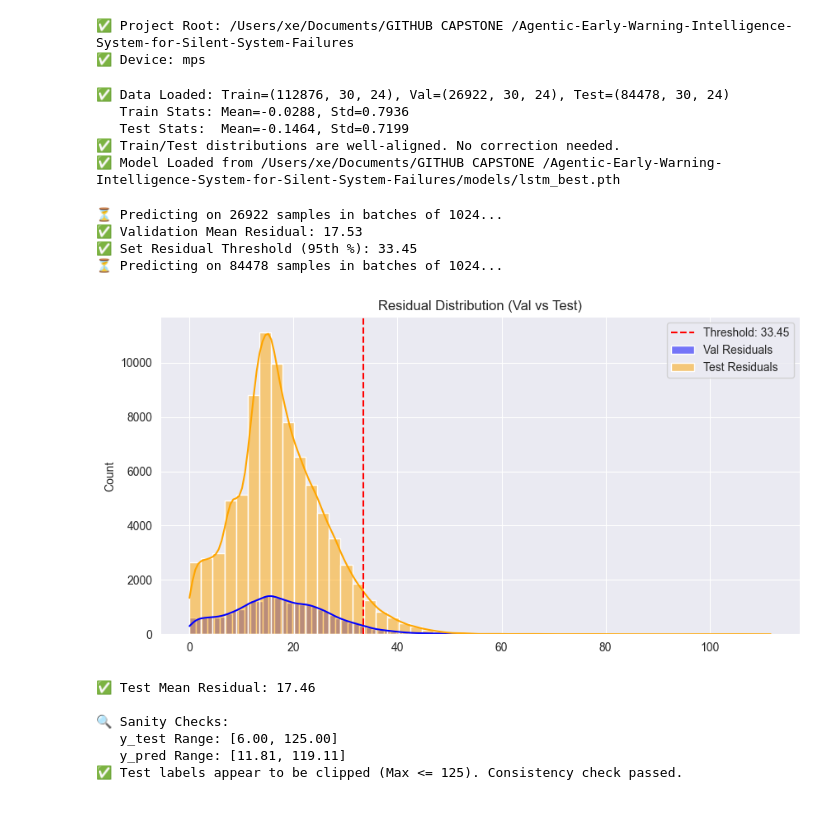
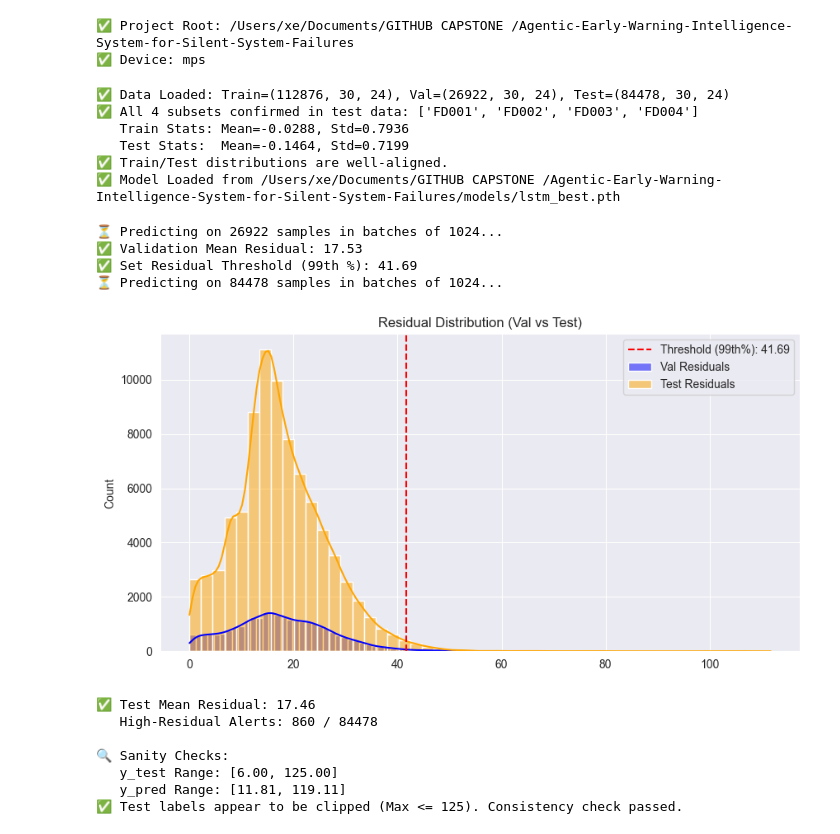
Before and after one commit to singh7985/Agentic-Early-Warning-Intelligence-System-for-Silent-System-Failures, a Jupyter notebook: notebooks/04_anomaly_detection.ipynb, the cells around one changed output. Saved outputs shown, nothing was run; the diff lists cells and outputs as text; code cells hidden in the pictures.

```diff
--- a/notebooks/04_anomaly_detection.ipynb
+++ b/notebooks/04_anomaly_detection.ipynb
@@ -96,8 +96,6 @@ def load_data():
     print(f"✅ Data Loaded: Train={X_train.shape}, Val={X_val.shape}, Test={X_test.shape}")
 
     # --- ALL-SUBSET VERIFICATION ---
-    # Check that the data contains ALL 4 C-MAPSS subsets (not just FD001).
-    # NB03 saves test_engine_uid.npy with composite IDs like "FD001_1", "FD002_5" etc.
     uid_path = DATA_DIR / "test_engine_uid.npy"
     if uid_path.exists():
         _uids = np.load(uid_path, allow_pickle=True)
@@ -113,7 +111,9 @@ def load_data():
         print("⚠️ test_engine_uid.npy not found — cannot verify subset coverage.")
         print("   → Re-run NB03 to generate metadata.")
 
-    # --- DISTRIBUTION SHIFT DIAGNOSTICS ---
+    # --- DISTRIBUTION SHIFT DIAGNOSTICS (read-only, no correction) ---
+    # Any distribution issues must be fixed upstream in NB02/NB03 preprocessing.
+    # Correcting test data here would mask real degradation signals and bias anomaly detection.
     train_mean = np.mean(X_train)
     test_mean = np.mean(X_test)
     train_std = np.std(X_train)
@@ -122,31 +122,14 @@ def load_data():
     print(f"   Train Stats: Mean={train_mean:.4f}, Std={train_std:.4f}")
     print(f"   Test Stats:  Mean={test_mean:.4f}, Std={test_std:.4f}")
 
-    # Only intervene for truly catastrophic shifts (e.g., scaling bug producing -100 values)
-    CATASTROPHIC_SHIFT = 5.0
-
-    if abs(test_mean - train_mean) > CATASTROPHIC_SHIFT:
-        print(f"⚠️ CATASTROPHIC distribution shift detected (mean diff = {abs(test_mean - train_mean):.2f})")
-        print("   -> Applying conservative outlier clipping only (NO per-feature re-calibration)")
-
-        lower_bound = np.percentile(X_train, 0.1)
-        upper_bound = np.percentile(X_train, 99.9)
-        lower_bound *= 2.0 if lower_bound < 0 else 0.5
-        upper_bound *= 2.0 if upper_bound > 0 else 0.5
-
-        X_test = np.clip(X_test, lower_bound, upper_bound)
-        print(f"✅ Test data clipped to [{lower_bound:.3f}, {upper_bound:.3f}]")
-
-        global_shift = train_mean - np.mean(X_test)
-        X_test = X_test + global_shift
-        print(f"✅ Applied global mean shift correction: +{global_shift:.4f}")
-        print(f"   Corrected Test Stats: Mean={np.mean(X_test):.4f}, Std={np.std(X_test):.4f}")
-
-    elif abs(test_mean - train_mean) > 1.0:
-        print(f"ℹ️ Moderate distribution shift detected (mean diff = {abs(test_mean - train_mean):.2f})")
-        print("   -> No correction applied (preserving degradation signals)")
+    shift = abs(test_mean - train_mean)
+    if shift > 5.0:
+        print(f"⚠️ Large distribution shift detected (mean diff = {shift:.2f})")
+        print("   → Fix upstream in NB02/NB03 preprocessing. No correction applied here.")
+    elif shift > 1.0:
+        print(f"ℹ️ Moderate distribution shift (mean diff = {shift:.2f}) — expected for degradation data.")
     else:
-        print("✅ Train/Test distributions are well-aligned. No correction needed.")
+        print("✅ Train/Test distributions are well-aligned.")
 
     return X_train, X_val, y_val, X_test, y_test
 
@@ -155,8 +138,6 @@ def load_lstm_model(input_dim):
     check_files_exist([model_path])
 
     # EXACT ARCHITECTURE MATCH to Notebook 03 (ReLU REMOVED)
-    # The LSTM in NB03 no longer uses an output activation.
-    # Keeping ReLU here would silently clip predictions and inflate residuals.
     class LSTMRULModel(nn.Module):
         def __init__(self, input_dim, hidden_dim=100, num_layers=2, output_dim=1):
             super(LSTMRULModel, self).__init__()
@@ -190,9 +171,10 @@ except FileNotFoundError as e:
     raise
 # %% [output]
 ✅ Data Loaded: Train=(112876, 30, 24), Val=(26922, 30, 24), Test=(84478, 30, 24)
+✅ All 4 subsets confirmed in test data: ['FD001', 'FD002', 'FD003', 'FD004']
    Train Stats: Mean=-0.0288, Std=0.7936
    Test Stats:  Mean=-0.1464, Std=0.7199
-✅ Train/Test distributions are well-aligned. No correction needed.
+✅ Train/Test distributions are well-aligned.
 ✅ Model Loaded from /Users/xe/Documents/GITHUB CAPSTONE /Agentic-Early-Warning-Intelligence-System-for-Silent-System-Failures/models/lstm_best.pth
 # %%
 # 2. Residual Analysis (Threshold on Validation)
@@ -201,9 +183,7 @@ except FileNotFoundError as e:
 from torch.utils.data import TensorDataset, DataLoader
 
 def predict_batched(model, X, batch_size=512):
-    """
-    Predicts in batches to avoid OOM errors on GPU/MPS.
-    """
+    """Predicts in batches to avoid OOM errors on GPU/MPS."""
     model.eval()
     dataset = TensorDataset(torch.tensor(X, dtype=torch.float32))
     loader = DataLoader(dataset, batch_size=batch_size, shuffle=False)
@@ -212,7 +192,7 @@ def predict_batched(model, X, batch_size=512):
     print(f"⏳ Predicting on {len(X)} samples in batches of {batch_size}...")
 
     with torch.no_grad():
-        for i, batch in enumerate(loader):
+        for batch in loader:
             inputs = batch[0].to(device)
             outputs = model(inputs)
             preds_list.extend(outputs.cpu().numpy().flatten())
@@ -227,50 +207,52 @@ except RuntimeError:
 
 residuals_val = np.abs(y_val - y_pred_val)
 
-# 2. Set Residual Threshold (e.g. 95th Percentile of Val Errors)
-RESIDUAL_THRESHOLD = np.percentile(residuals_val, 95)
+# 2. Set Residual Threshold at 99th percentile (stricter to reduce false alarms)
+RESIDUAL_THRESHOLD = np.percentile(residuals_val, 99)
 print(f"✅ Validation Mean Residual: {np.mean(residuals_val):.2f}")
-print(f"✅ Set Residual Threshold (95th %): {RESIDUAL_THRESHOLD:.2f}")
+print(f"✅ Set Residual Threshold (99th %): {RESIDUAL_THRESHOLD:.2f}")
 
 # 3. Predict on Test Set
 try:
     y_pred = predict_batched(model, X_test, batch_size=1024)
 except RuntimeError:
     y_pred = predict_batched(model, X_test, batch_size=256)
 
 residuals = np.abs(y_test - y_pred)
 df_res = pd.DataFrame({'RUL_True': y_test, 'RUL_Pred': y_pred, 'Residual': residuals})
 
 # Mark Residual Anomalies
 df_res['High_Residual_Alert'] = (df_res['Residual'] > RESIDUAL_THRESHOLD).astype(int)
 
 # Visualize Residual Distribution
 plt.figure(figsize=(10, 5))
 sns.histplot(residuals_val, kde=True, bins=50, color='blue', label='Val Residuals', alpha=0.5)
 sns.histplot(residuals, kde=True, bins=50, color='orange', label='Test Residuals', alpha=0.5)
 plt.title("Residual Distribution (Val vs Test)")
-plt.axvline(RESIDUAL_THRESHOLD, color='r', linestyle='--', label=f"Threshold: {RESIDUAL_THRESHOLD:.2f}")
+plt.axvline(RESIDUAL_THRESHOLD, color='r', linestyle='--', label=f"Threshold (99th%): {RESIDUAL_THRESHOLD:.2f}")
 plt.legend()
 plt.show()
 
 print(f"✅ Test Mean Residual: {np.mean(residuals):.2f}")
+print(f"   High-Residual Alerts: {df_res['High_Residual_Alert'].sum()} / {len(df_res)}")
 
-# --- Phase D: Sanity Checks ---
+# --- Sanity Checks ---
 print("\n🔍 Sanity Checks:")
 print(f"   y_test Range: [{y_test.min():.2f}, {y_test.max():.2f}]")
 print(f"   y_pred Range: [{y_pred.min():.2f}, {y_pred.max():.2f}]")
 
-if y_test.max() > 130: # Allow small buffer over 125
-    print("⚠️ WARNING: Test labels exceed typical clipped max (125). Model may be under-predicting if trained on clipped data.")
+if y_test.max() > 130:
+    print("⚠️ WARNING: Test labels exceed typical clipped max (125).")
 elif y_test.max() <= 125:
     print("✅ Test labels appear to be clipped (Max <= 125). Consistency check passed.")
 # %% [output]
 ⏳ Predicting on 26922 samples in batches of 1024...
 ✅ Validation Mean Residual: 17.53
-✅ Set Residual Threshold (95th %): 33.45
+✅ Set Residual Threshold (99th %): 41.69
 ⏳ Predicting on 84478 samples in batches of 1024...
-[figure, old version]
+[figure, new version]
 ✅ Test Mean Residual: 17.46
+   High-Residual Alerts: 860 / 84478
 
 🔍 Sanity Checks:
    y_test Range: [6.00, 125.00]
```
Also changed, not shown: parts of 4 cells of this notebook, 38 other files.
